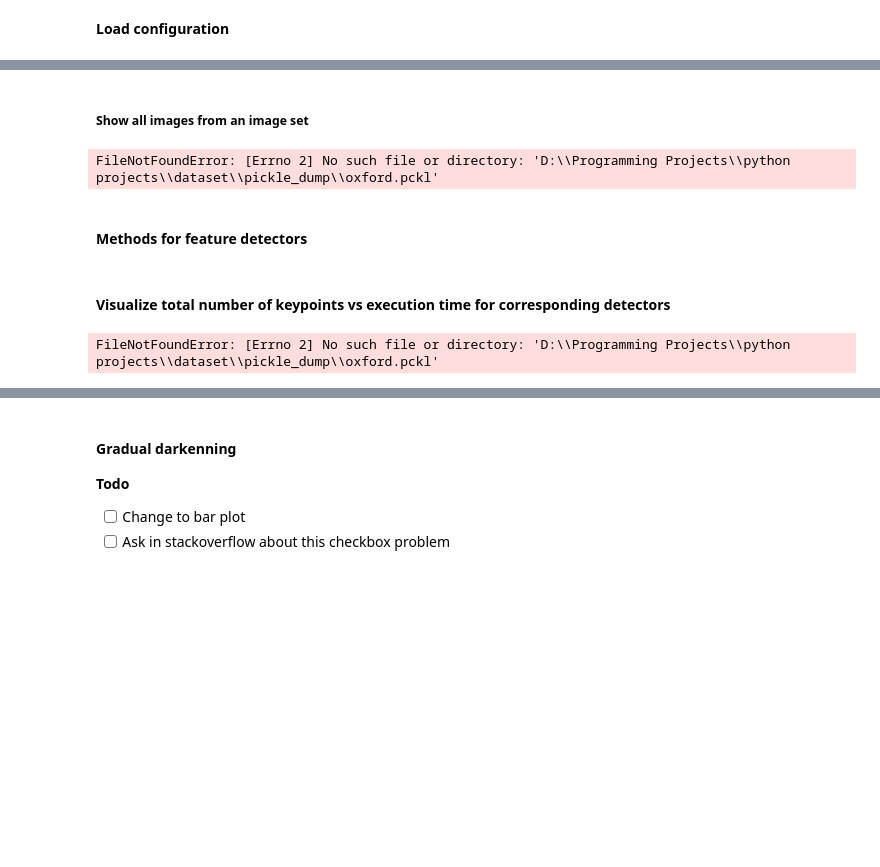
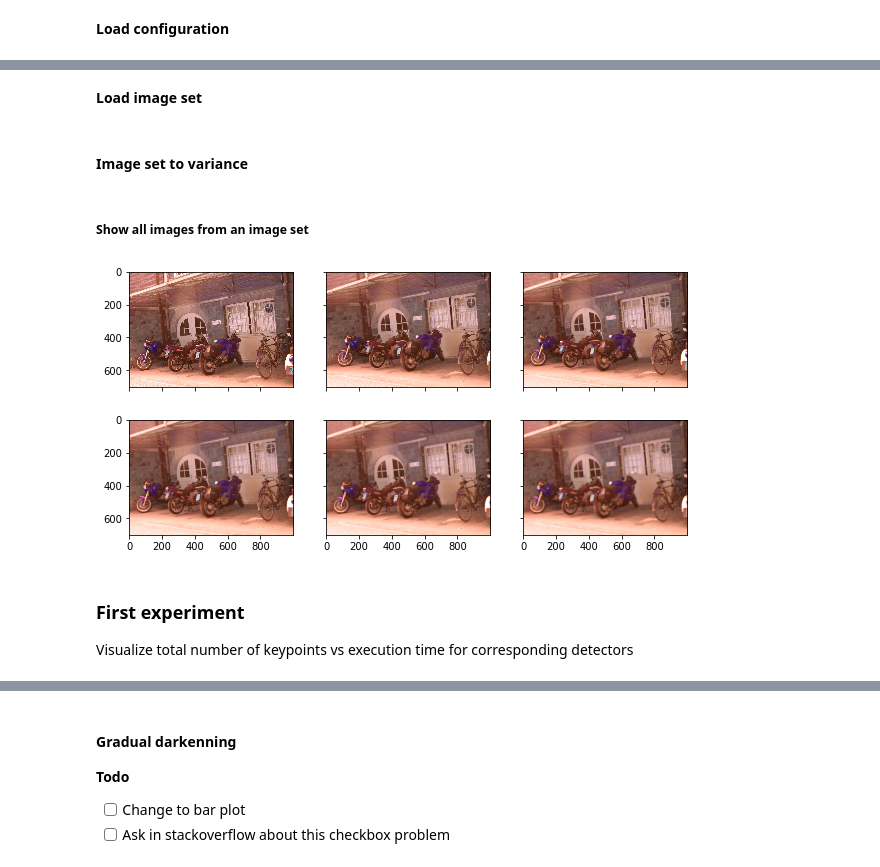
Before and after one commit to paul-shuvo/detector-descriptor-evaluation, a Jupyter notebook: src/demo.ipynb, the cells around one changed output, grey strips where cells are left out. Saved outputs shown, nothing was run; the diff lists cells and outputs as text; code cells hidden in the pictures; blank space fills up the shorter version.

```diff
--- a/src/demo.ipynb
+++ b/src/demo.ipynb
@@ -1,8 +6,6 @@
 # %% [markdown]
 ### Import libraries and modules
 # %%
-import os
-os.chdir('..')
 from matplotlib import pyplot as plt
 import numpy as np
 from timeit import default_timer
@@ -11,7 +14,10 @@ import seaborn as sns
 from src import detector_descriptor as dd
 from src import data as dt
 from src import util
+from src import experiments as ex
+from src import imgop as ip
 import yaml
+plt.style.use('fast')
 # %% [markdown]
 __Load configuration__
 # %%
@@ -23,3 +27,11 @@ with open(os.path.join('./', 'config.yml'), 'r') as ymlfile:
+# %% [markdown]
+__Load image set__
+# %%
+dataset_path = cfg['dataset']['pckl_path']
+dataset_pckl_name = cfg['dataset']['dataset_type']['oxford']['pckl_name']
+pckl_path = os.path.join(dataset_path, dataset_pckl_name)
+# %% [markdown]
+#### Image set to variance
 # %%
 image_set_variance = {
     'bark': 'zoom_rotation',
@@ -36,9 +48,7 @@ image_set_variance = {
 # %%
 # all_detectors = dd.get_all_detectors()
 # print(list(all_detectors.keys()))
-images = get_image_set('bikes')
-show_image_set(images)
+image_set = util.get_image_set(pckl_path, 'bikes')
+util.show_image_set(image_set)
 # %% [output]
-FileNotFoundError: [Errno 2] No such file or directory: 'D:\\Programming Projects\\python projects\\dataset\\pickle_dump\\oxford.pckl'
+[figure, added]
-# %% [markdown]
-#### Methods for feature detectors
@@ -91,29 +55,3 @@ def get_avg_exec_time_total_kp(image_set):
 # %% [markdown]
-#### Visualize total number of keypoints vs execution time for corresponding detectors
+### First experiment
+Visualize total number of keypoints vs execution time for corresponding detectors
-# %%
-images = get_image_set('trees')
-img = images['trees_img1']
-execution_time, keypoints_by_detector = get_exec_time_keypoints(img)
-fig = plt.figure()
-ax = fig.add_subplot(111)
-plot_data = {}
-for name in execution_time.keys():
-    total_keypoints = len(keypoints_by_detector[name])
-    plot_data[name] = [execution_time[name], total_keypoints]
-
-fig = plt.plot()
-
-colors = ['olive', 'green', 'red', 'cyan', 'blue', 'purple', 'green', 'grey', 'orange', 'brown']
-i = 0
-for key, values in plot_data.items():
-    x, y = values
-    ax.scatter(x, y, c=colors[i], s=10, label=key)
-#     ax.annotate(key, xy=(x+0.02, y), textcoords='data')
-    i += 1
-plt.grid(True)
-plt.legend(bbox_to_anchor=(1.05, 1.0), loc="upper left")
-plt.xlabel("Execution Time")
-plt.ylabel("Number of Keypoints")
-plt.show()
-# %% [output]
-FileNotFoundError: [Errno 2] No such file or directory: 'D:\\Programming Projects\\python projects\\dataset\\pickle_dump\\oxford.pckl'
```
Also changed, not shown: parts of 21 cells of this notebook, 5 other files.
